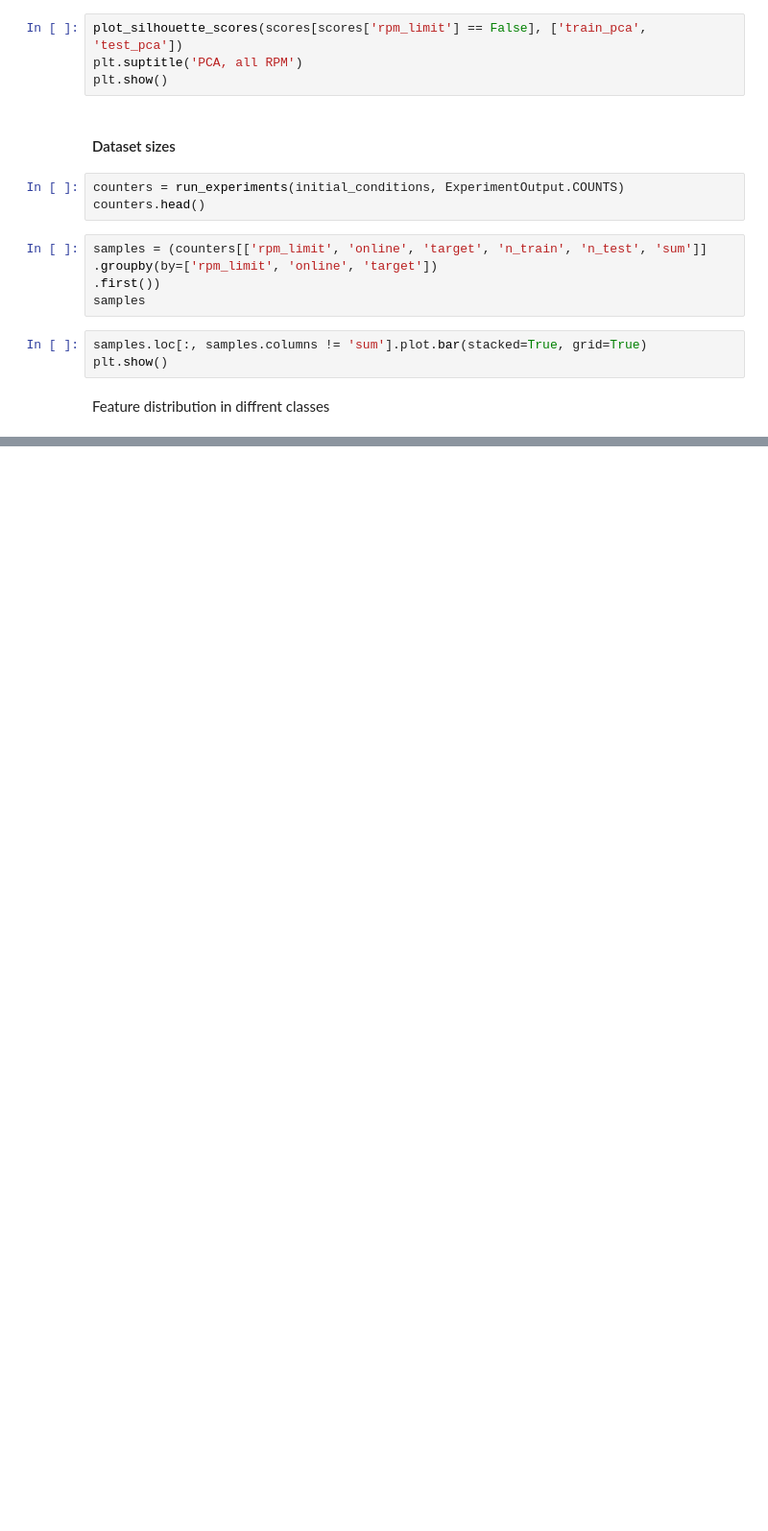
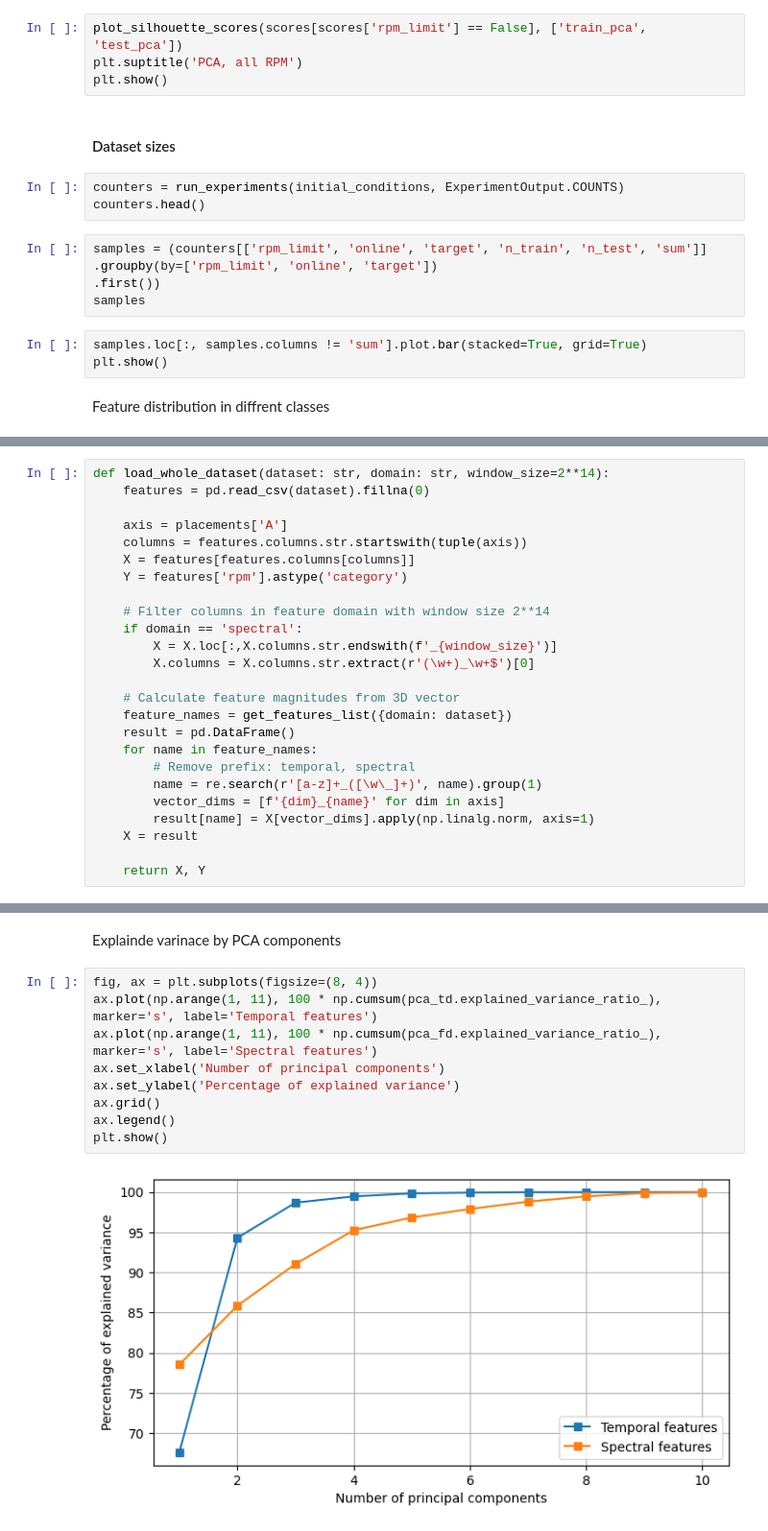
Before and after one commit to etakerim/masters-thesis, a Jupyter notebook: notebooks/FeatureSelection/FeatureSummary.ipynb, the cells around one changed output, grey strips where cells are left out. Shown: that part at 96% size. Cells and saved outputs as stored; diff of their text form; blank space fills up the shorter version.

Commit message:
Principal components analysis

```diff
--- a/notebooks/FeatureSelection/FeatureSummary.ipynb
+++ b/notebooks/FeatureSelection/FeatureSummary.ipynb
@@ -766,3 +772,28 @@ batch_initial_conditions = [
     for row in itertools.product(rpm_limit, target, placement, [False])
 ]
 boxplot_features(batch_initial_conditions)
+# %%
+def load_whole_dataset(dataset: str, domain: str, window_size=2**14):
+    features = pd.read_csv(dataset).fillna(0)
+
+    axis = placements['A']
+    columns = features.columns.str.startswith(tuple(axis))
+    X = features[features.columns[columns]]
+    Y = features['rpm'].astype('category')
+
+    # Filter columns in feature domain with window size 2**14
+    if domain == 'spectral':
+        X = X.loc[:,X.columns.str.endswith(f'_{window_size}')]
+        X.columns = X.columns.str.extract(r'(\w+)_\w+$')[0]
+
+    # Calculate feature magnitudes from 3D vector
+    feature_names = get_features_list({domain: dataset})
+    result = pd.DataFrame()
+    for name in feature_names:
+        # Remove prefix: temporal, spectral
+        name = re.search(r'[a-z]+_([\w\_]+)', name).group(1)
+        vector_dims = [f'{dim}_{name}' for dim in axis]
+        result[name] = X[vector_dims].apply(np.linalg.norm, axis=1)
+    X = result
+
+    return X, Y
@@ -768,0 +921,13 @@ boxplot_features(batch_initial_conditions)
+# %% [markdown]
+Explainde varinace by PCA components
+# %%
+fig, ax = plt.subplots(figsize=(8, 4))
+ax.plot(np.arange(1, 11), 100 * np.cumsum(pca_td.explained_variance_ratio_), marker='s', label='Temporal features')
+ax.plot(np.arange(1, 11), 100 * np.cumsum(pca_fd.explained_variance_ratio_), marker='s', label='Spectral features')
+ax.set_xlabel('Number of principal components')
+ax.set_ylabel('Percentage of explained variance')
+ax.grid()
+ax.legend()
+plt.show()
+# %% [output]
+[figure, added]
```
Also changed, not shown: parts of 10 cells of this notebook, 13 other files.
